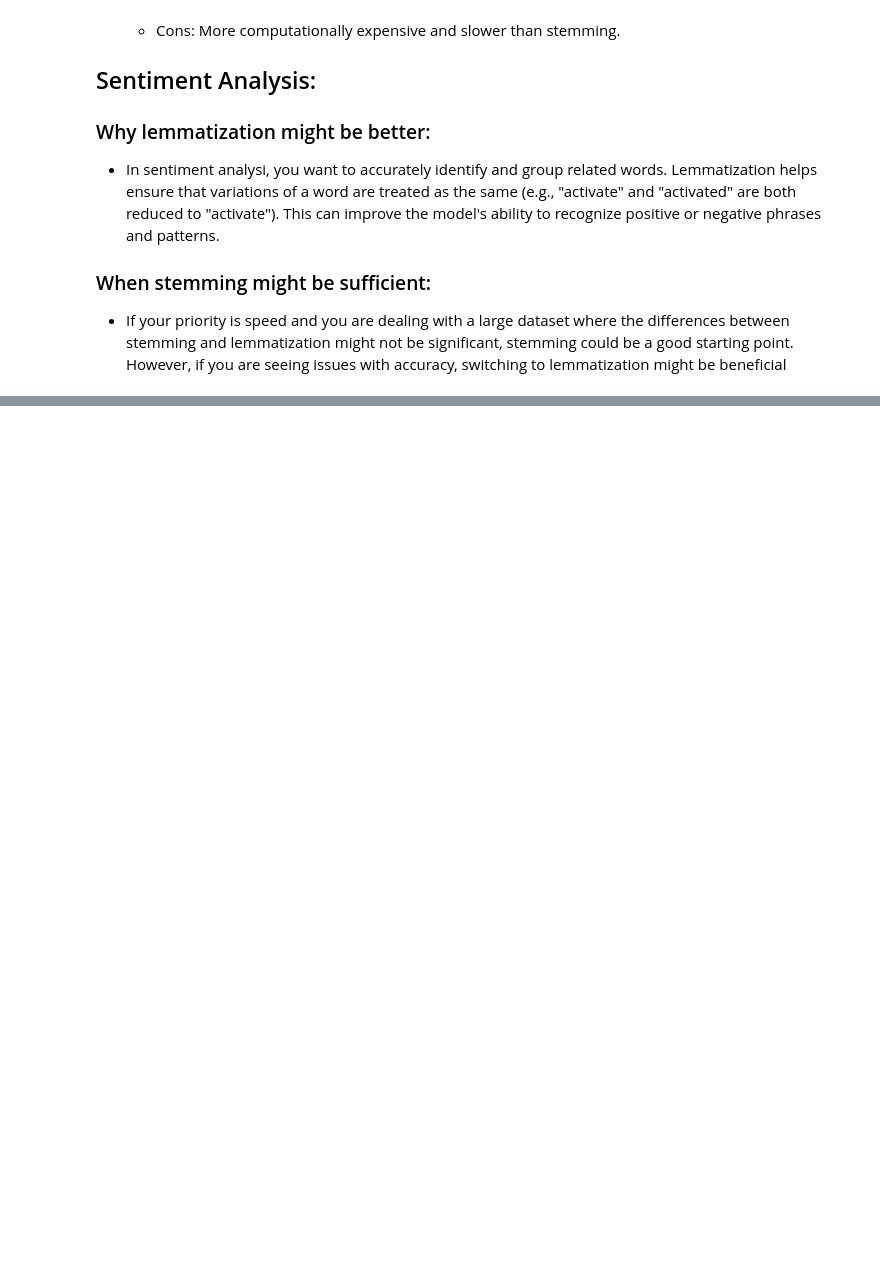
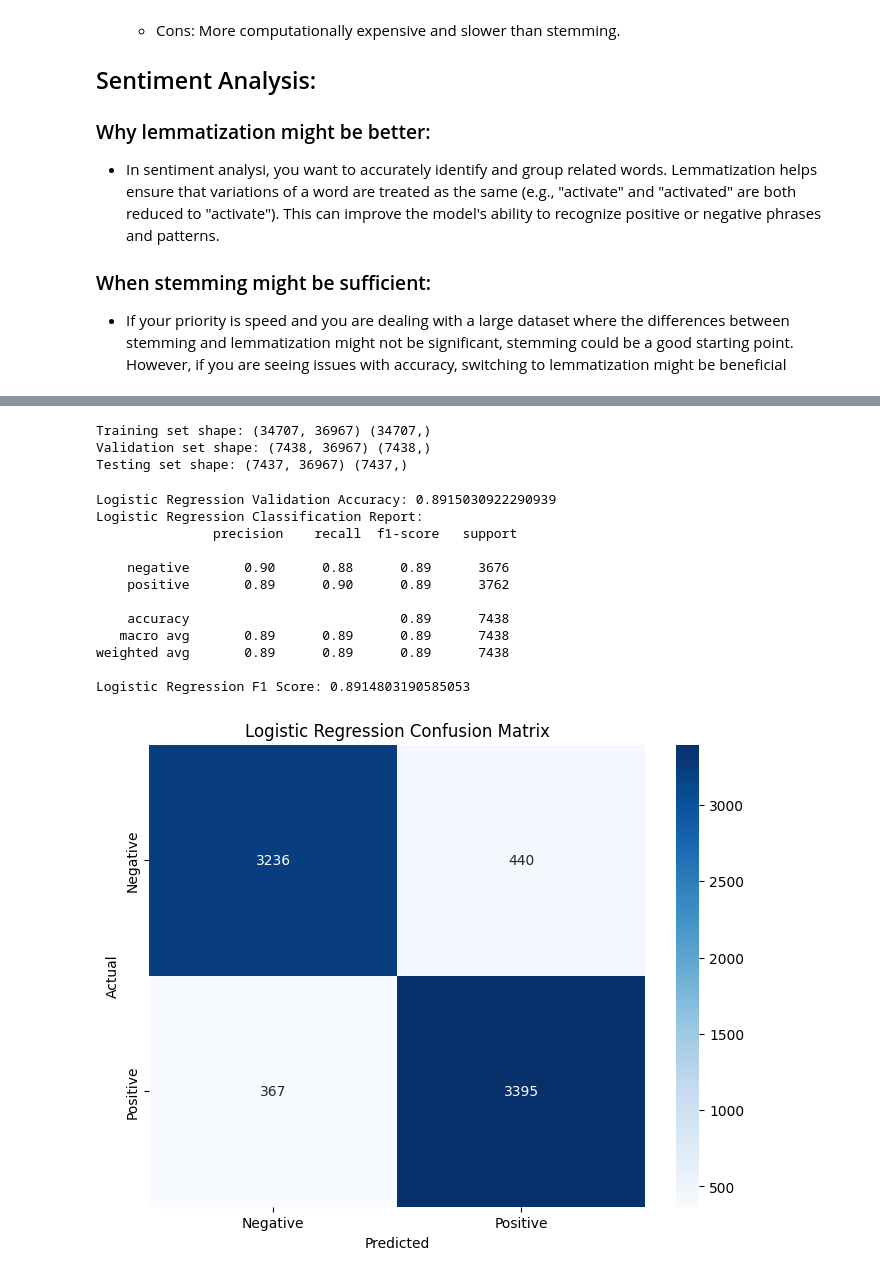
Before and after one commit to saGit1990/Sentiment-Analysis-on-IMDB-Reviews, a Jupyter notebook: sentiment_analysis.ipynb, the cells around one changed output, grey strips where cells are left out. Cells and saved outputs as stored; diff of their text form; code cells hidden in the pictures; blank space fills up the shorter version.

```diff
--- a/sentiment_analysis.ipynb
+++ b/sentiment_analysis.ipynb
@@ -118,0 +166,9 @@ plt.show()
+# %%
+# TF-IDF Vectorization
+vectorizer = TfidfVectorizer(dtype=np.float32,
+                             min_df=5,
+                             max_df=0.8)
+df['review_cleaned'] = df.review_cleaned.apply(lambda x: " ".join(map(str,x)))
+
+# Convert list of words back to
+tdidf_matrix = vectorizer.fit_transform(df['review_cleaned'])
@@ -118,0 +182,6 @@ plt.show()
+# %%
+from sklearn.preprocessing import LabelEncoder
+
+df['sentiment_encoded'] = LabelEncoder().fit_transform(df['sentiment'])
+
+print(df.sentiment_encoded.sample())
@@ -118,0 +220,46 @@ plt.show()
+# %%
+X = tdidf_matrix
+Y = np.array(df['sentiment'])
+# %%
+# Split the dataset into training and testing sets
+X_train, X_test, Y_train, Y_test = train_test_split(X, Y, test_size=0.3, random_state=42)
+X_test, X_val, Y_test, Y_val = train_test_split(X_test, Y_test, test_size=0.5, random_state=42)
+print("Training set shape:", X_train.shape, Y_train.shape)
+print("Validation set shape:", X_val.shape, Y_val.shape)
+print("Testing set shape:", X_test.shape, Y_test.shape)
+# %% [output]
+Training set shape: (34707, 36967) (34707,)
+Validation set shape: (7438, 36967) (7438,)
+Testing set shape: (7437, 36967) (7437,)
+# %%
+# Train a Logistic Regression model
+log_reg = LogisticRegression(max_iter=1000, random_state=42)
+log_reg.fit(X_train, Y_train)
+# Predict on the validation set
+Y_val_pred = log_reg.predict(X_val)
+# Evaluate the model
+print("Logistic Regression Validation Accuracy:", accuracy_score(Y_val, Y_val_pred))
+print("Logistic Regression Classification Report:\n", classification_report(Y_val, Y_val_pred))
+print("Logistic Regression F1 Score:", classification_report(Y_val, Y_val_pred, output_dict=True)['weighted avg']['f1-score'])
+# Confusion Matrix
+cm = confusion_matrix(Y_val, Y_val_pred)
+plt.figure(figsize=(8, 6))
+sns.heatmap(cm, annot=True, fmt='d', cmap='Blues', xticklabels=['Negative', 'Positive'], yticklabels=['Negative', 'Positive'])
+plt.title('Logistic Regression Confusion Matrix')
+plt.xlabel('Predicted')
+plt.ylabel('Actual')
+plt.show()
+# %% [output]
+Logistic Regression Validation Accuracy: 0.8915030922290939
+Logistic Regression Classification Report:
+               precision    recall  f1-score   support
+
+    negative       0.90      0.88      0.89      3676
+    positive       0.89      0.90      0.89      3762
+
+    accuracy                           0.89      7438
+   macro avg       0.89      0.89      0.89      7438
+weighted avg       0.89      0.89      0.89      7438
+
+Logistic Regression F1 Score: 0.8914803190585053
+[figure, added]
```
Also changed, not shown: parts of 29 cells of this notebook, 3 other files.
